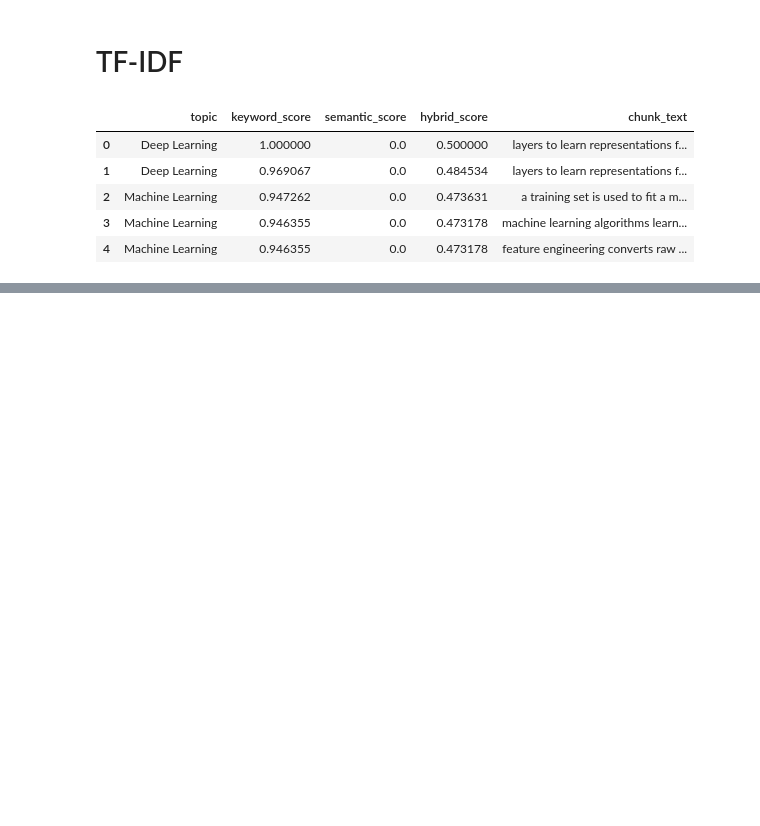
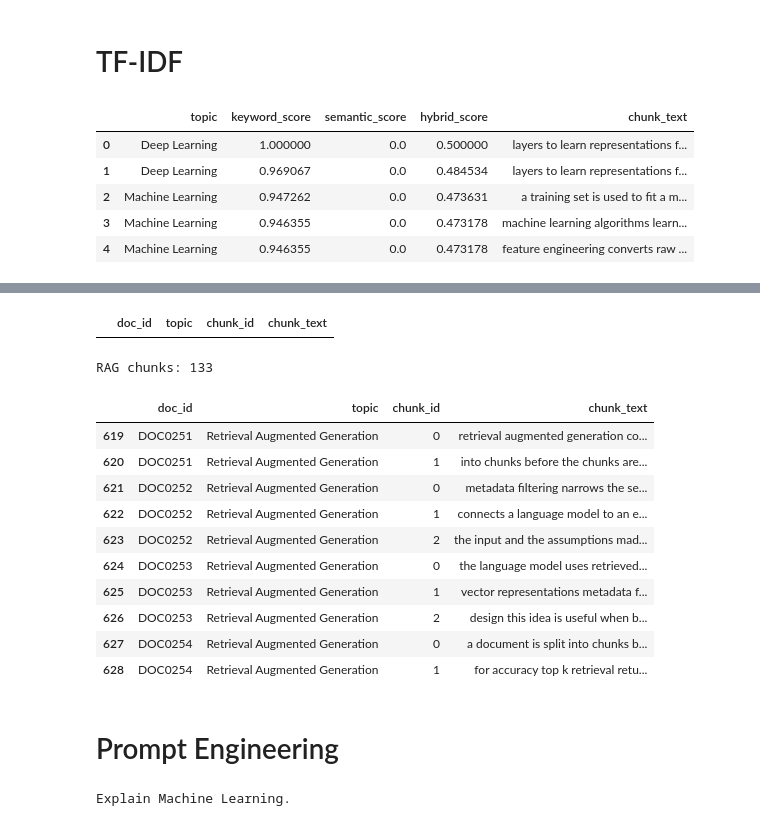
Before and after one commit to shaikyusufvali/LLM--Deeplearning, a Jupyter notebook: notebooks/01_LLM_Basics.ipynb, the cells around one changed output, grey strips where cells are left out. Saved outputs shown, nothing was run; the diff lists cells and outputs as text; code cells hidden in the pictures; blank space fills up the shorter version.

Commit message:
Complete prompt engineering fundamentals

```diff
--- a/notebooks/01_LLM_Basics.ipynb
+++ b/notebooks/01_LLM_Basics.ipynb
@@ -1173,0 +1495,48 @@ results[[
+# %%
+query = "How do machines learn from data?"
+
+matching_chunks = chunks_df[
+    chunks_df["topic"].str.contains("ML", case=False, na=False)
+]
+
+display(
+    matching_chunks[
+        ["doc_id", "topic", "chunk_id", "chunk_text"]
+    ].head(20)
+)
+# %% [output]
+|  | doc_id | topic | chunk_id | chunk_text |
+# %%
+rag_chunks = chunks_df[
+    chunks_df["topic"] == "Retrieval Augmented Generation"
+]
+
+print("RAG chunks:", len(rag_chunks))
+
+display(
+    rag_chunks[
+        ["doc_id", "topic", "chunk_id", "chunk_text"]
+    ].head(10)
+
+)
+# %% [output]
+RAG chunks: 133
+|  | doc_id | topic | chunk_id | chunk_text |
+| 619 | DOC0251 | Retrieval Augmented Generation | 0 | retrieval augmented generation co... |
+| 620 | DOC0251 | Retrieval Augmented Generation | 1 | into chunks before the chunks are... |
+| 621 | DOC0252 | Retrieval Augmented Generation | 0 | metadata filtering narrows the se... |
+| 622 | DOC0252 | Retrieval Augmented Generation | 1 | connects a language model to an e... |
+| 623 | DOC0252 | Retrieval Augmented Generation | 2 | the input and the assumptions mad... |
+| 624 | DOC0253 | Retrieval Augmented Generation | 0 | the language model uses retrieved... |
+| 625 | DOC0253 | Retrieval Augmented Generation | 1 | vector representations metadata f... |
+| 626 | DOC0253 | Retrieval Augmented Generation | 2 | design this idea is useful when b... |
+| 627 | DOC0254 | Retrieval Augmented Generation | 0 | a document is split into chunks b... |
+| 628 | DOC0254 | Retrieval Augmented Generation | 1 | for accuracy top k retrieval retu... |
+# %% [markdown]
+# Prompt Engineering
+# %%
+basic_prompt = "Explain Machine Learning."
+
+print(basic_prompt)
+# %% [output]
+Explain Machine Learning.
```
Also changed, not shown: parts of 47 cells of this notebook, 2 other files.
